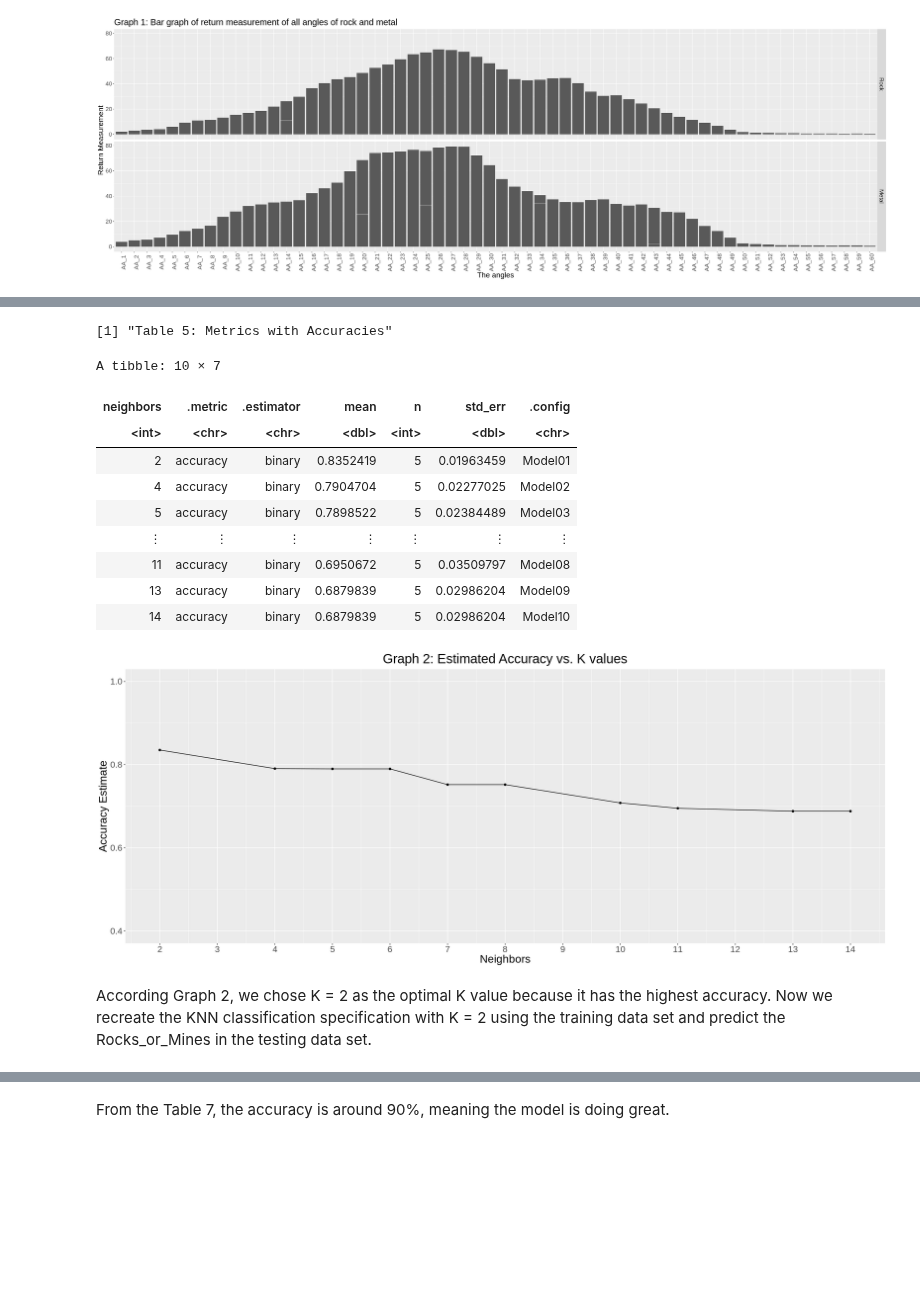
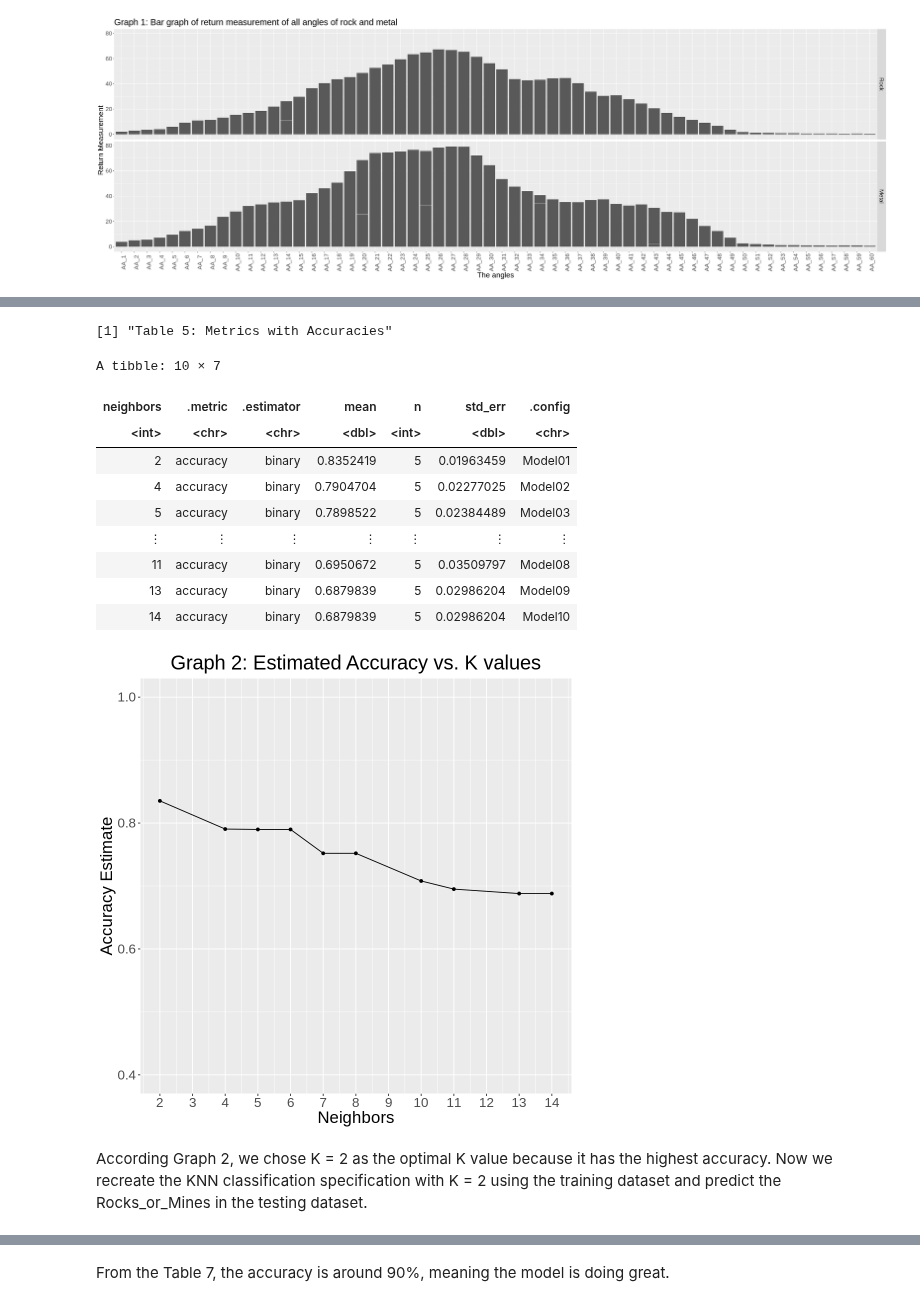
Before and after one commit to m2icocoa/group_project_team_6, a Jupyter notebook: proposal.ipynb, the cells around one changed output, grey strips where cells are left out. Drawn from its saved outputs; the diff is of its cells as text; code cells hidden in the pictures; blank space fills up the shorter version.

```diff
--- a/proposal.ipynb
+++ b/proposal.ipynb
@@ -202,37 +228,38 @@ knn_results <- workflow() %>%
 # Select accuracy
 accuracies <- knn_results %>%
     filter(.metric == "accuracy")
 print("Table 5: Metrics with Accuracies")
 accuracies
 
+options(repr.plot.width = 8, repr.plot.height = 8)
 # Plot Estimated Accuracy verus K value(Neighbors) to find best k
 accuracy_vs_k <- ggplot(accuracies, aes(x = neighbors, y = mean)) +
     geom_point() +
     geom_line() +
     labs(x = "Neighbors", y = "Accuracy Estimate") +
     ggtitle("Graph 2: Estimated Accuracy vs. K values") +
     scale_x_continuous(breaks = seq(0, 20, by = 1)) +
     scale_y_continuous(limits = c(0.4, 1.0)) +
     theme(plot.title = element_text(hjust = 0.5),
           text = element_text(size = 20))
 
 accuracy_vs_k
 # %% [output]
 [1] "Table 5: Metrics with Accuracies"
 A tibble: 10 × 7
 | neighbors | .metric | .estimator | mean | n | std_err | .config |
 | <int> | <chr> | <chr> | <dbl> | <int> | <dbl> | <chr> |
 | 2 | accuracy | binary | 0.8352419 | 5 | 0.01963459 | Model01 |
 | 4 | accuracy | binary | 0.7904704 | 5 | 0.02277025 | Model02 |
 | 5 | accuracy | binary | 0.7898522 | 5 | 0.02384489 | Model03 |
 | ⋮ | ⋮ | ⋮ | ⋮ | ⋮ | ⋮ | ⋮ |
 | 11 | accuracy | binary | 0.6950672 | 5 | 0.03509797 | Model08 |
 | 13 | accuracy | binary | 0.6879839 | 5 | 0.02986204 | Model09 |
 | 14 | accuracy | binary | 0.6879839 | 5 | 0.02986204 | Model10 |
-[figure, old version]
+[figure, new version]
 # %% [markdown]
 According Graph 2, we chose K = 2 as the optimal K value because it has the highest accuracy.
-Now we recreate the KNN classification specification with K = 2 using the training data set and predict the Rocks_or_Mines in the testing data set.
+Now we recreate the KNN classification specification with K = 2 using the training dataset and predict the Rocks_or_Mines in the testing dataset.
 # %%
 # Using the best K value to creat classification model
 sonar_spec <- nearest_neighbor(weight_func = "rectangular", neighbors = 2) %>%
```
Also changed, not shown: parts of 22 cells of this notebook.
